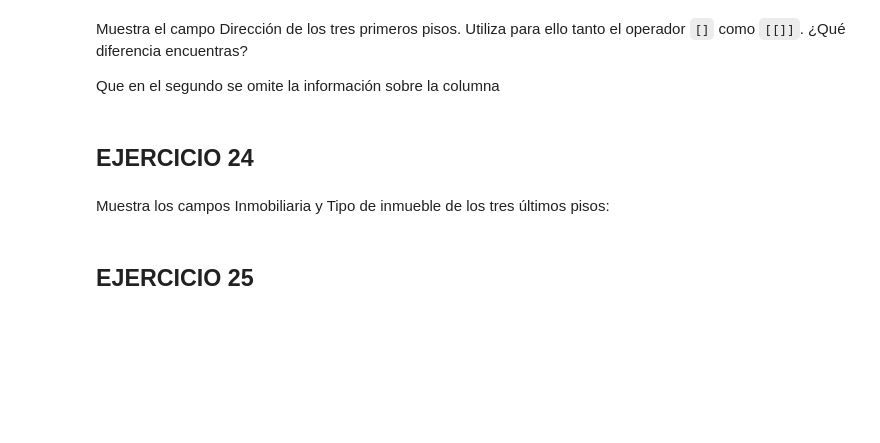
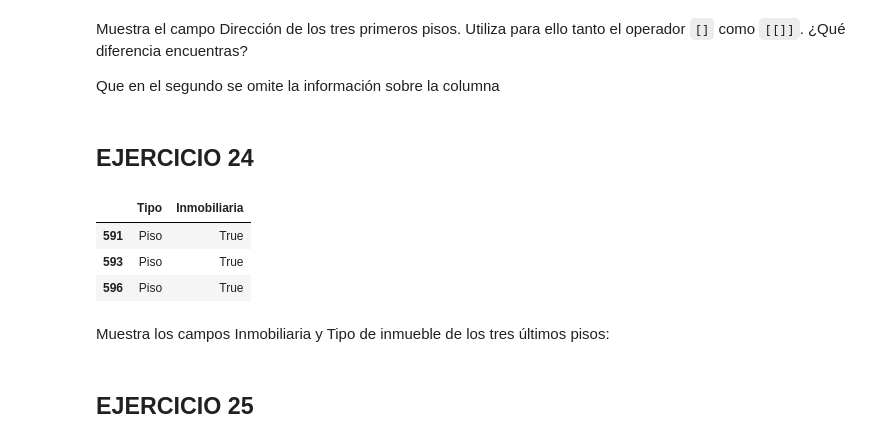
Before and after one commit to Mario-Lopez-Gonzalez/Python_clase, a Jupyter notebook: Cuadernos/Lista11 - Pandas.ipynb, the cells around one changed output. Drawn from its saved outputs; the diff is of its cells as text; code cells hidden in the pictures; blank space fills up the shorter version.

```diff
--- a/Cuadernos/Lista11 - Pandas.ipynb
+++ b/Cuadernos/Lista11 - Pandas.ipynb
@@ -450,6 +445,13 @@ Muestra el campo Dirección de los tres primeros pisos. Utiliza para ello tanto
 Que en el segundo se omite la información sobre la columna
 # %% [markdown]
 ## EJERCICIO 24
+# %%
+fotocasa5_df[["Tipo","Inmobiliaria"]].tail(3)
+# %% [output]
+|  | Tipo | Inmobiliaria |
+| 591 | Piso | True |
+| 593 | Piso | True |
+| 596 | Piso | True |
 # %% [markdown]
 Muestra los campos Inmobiliaria y Tipo de inmueble de los tres últimos pisos:
 # %% [markdown]
```
Also changed, not shown: parts of 10 cells of this notebook.
